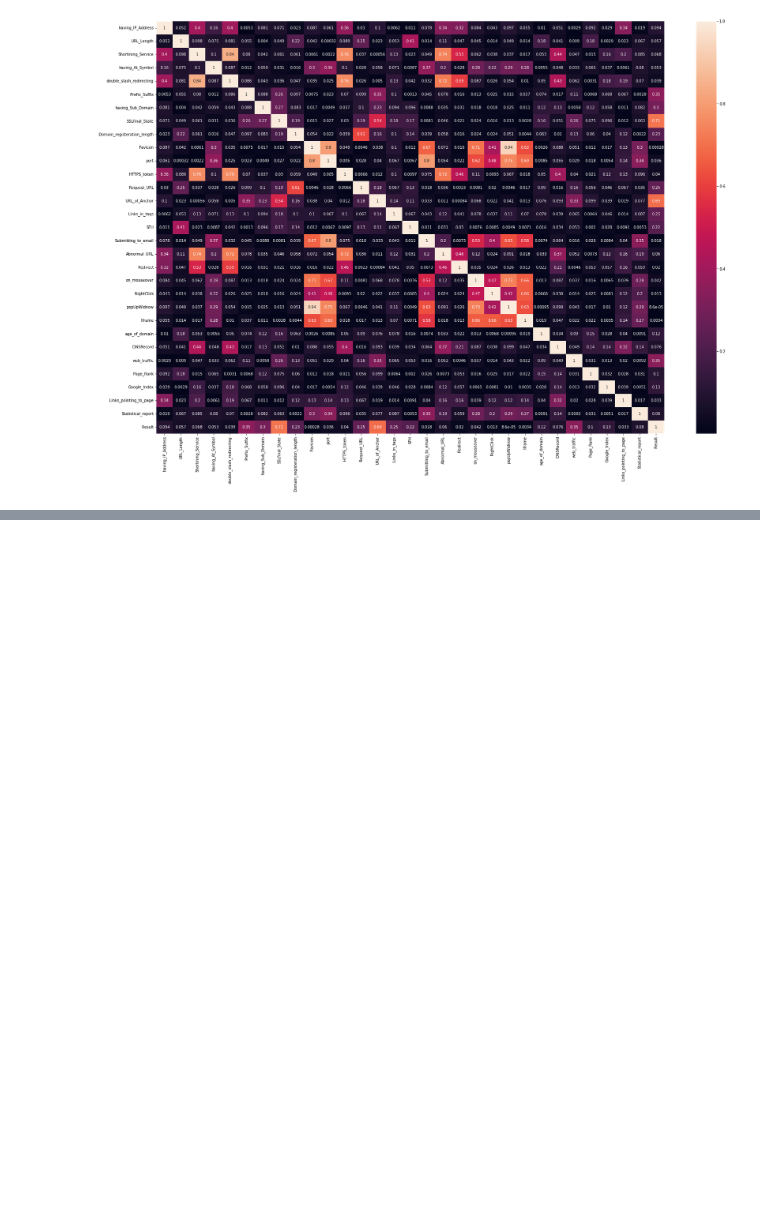
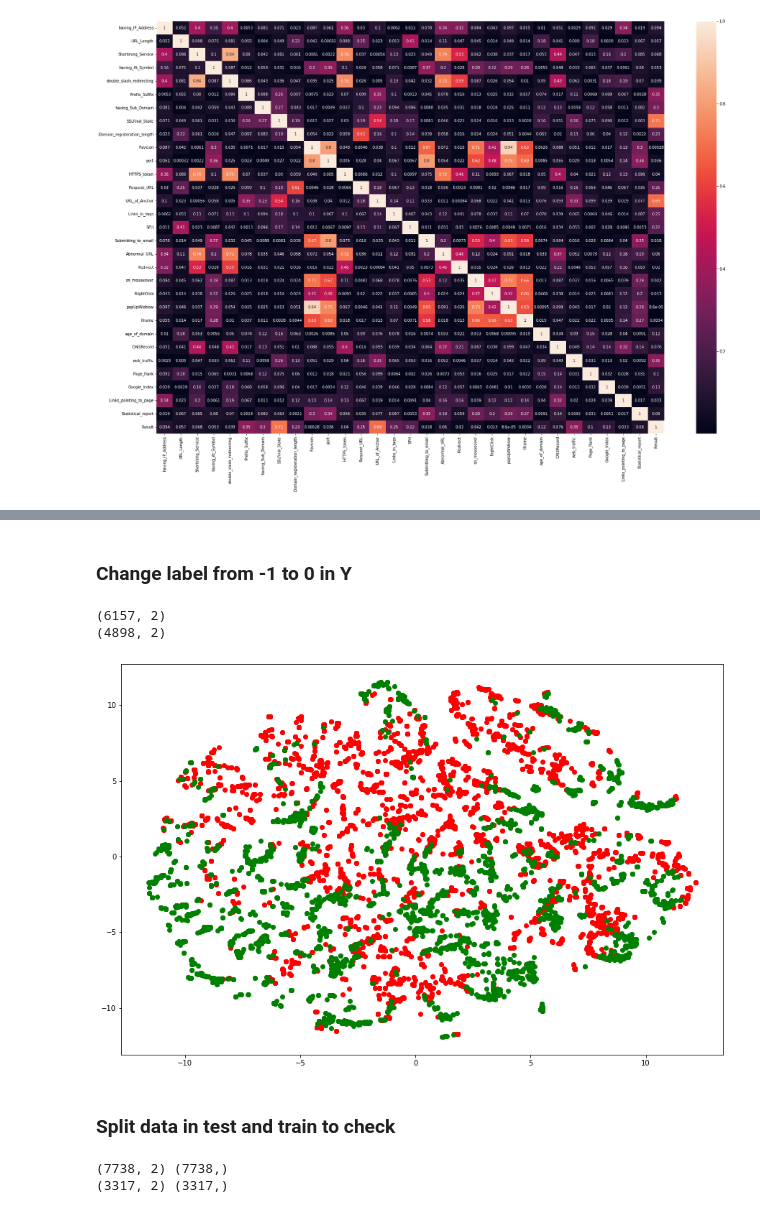
Before and after one commit to yashUcr773/CS_235_Data_Mining, a Jupyter notebook: Projects/Detection of Phishing Websites/Load Dataset, Convert from arff to csv.ipynb, the cells around one changed output, grey strips where cells are left out. Saved outputs shown, nothing was run; the diff lists cells and outputs as text; code cells hidden in the pictures; blank space fills up the shorter version.

```diff
--- a/Projects/Detection of Phishing Websites/Load Dataset, Convert from arff to csv.ipynb
+++ b/Projects/Detection of Phishing Websites/Load Dataset, Convert from arff to csv.ipynb
@@ -191,0 +136,9 @@ test_loss
+# %%
+X = np.array(data.drop(columns=['Result']))
+Y = np.array(data['Result'])
+print (X.shape)
+print (Y.shape)
+
+print (np.unique(Y, return_counts=True))
+Y[Y == -1] = 0
+print(np.unique(Y, return_counts=True))
@@ -191,0 +152,5 @@ test_loss
+# %%
+# We want to get TSNE embedding with 2 dimensions only
+tsne = TSNE(2, learning_rate='auto', n_iter=300,init='pca',random_state=15)
+tsne_result = tsne.fit_transform(X)
+print ('Reduced to ', tsne_result.shape,' in ',tsne.n_iter_ , ' iterations')
@@ -191,0 +169,28 @@ test_loss
+# %% [markdown]
+### Change label from -1 to 0 in Y
+# %%
+phishing_result = tsne_result[Y == 1]
+benign_result = tsne_result[Y == 0]
+
+print(phishing_result.shape)
+print(benign_result.shape)
+# %% [output]
+(6157, 2)
+(4898, 2)
+# %%
+plt.figure(figsize=(15,10))
+plt.scatter(phishing_result[:,0], phishing_result[:,1], color='red')
+plt.scatter(benign_result[:,0], benign_result[:,1], color='green')
+plt.show()
+# %% [output]
+[figure, added]
+# %% [markdown]
+### Split data in test and train to check
+# %%
+train_data, test_data, train_labels, test_labels = train_test_split(tsne_result, Y, test_size=0.3, random_state=20)
+
+print (train_data.shape, train_labels.shape)
+print (test_data.shape, test_labels.shape)
+# %% [output]
+(7738, 2) (7738,)
+(3317, 2) (3317,)
```
Also changed, not shown: parts of 43 cells of this notebook, 1 other file.
